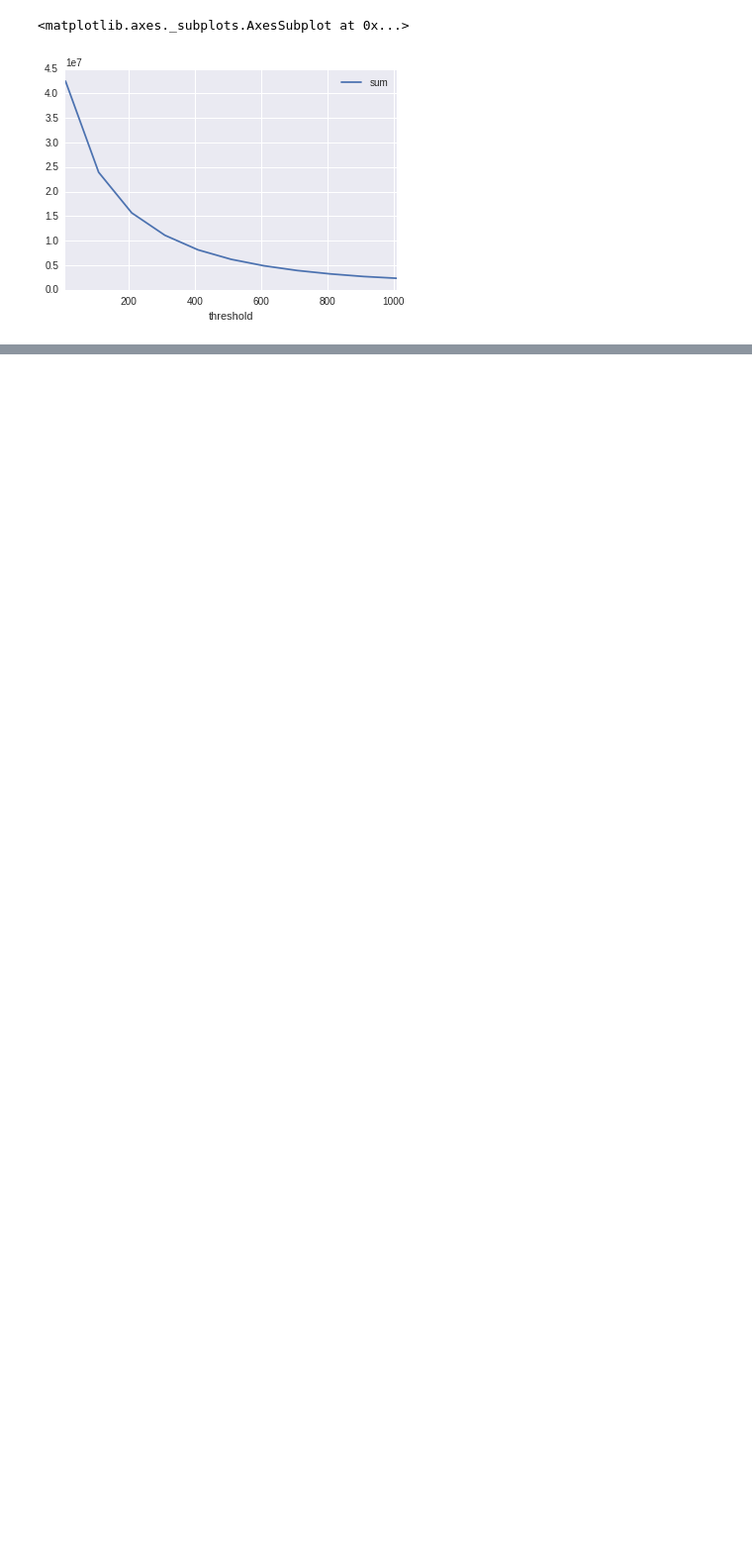
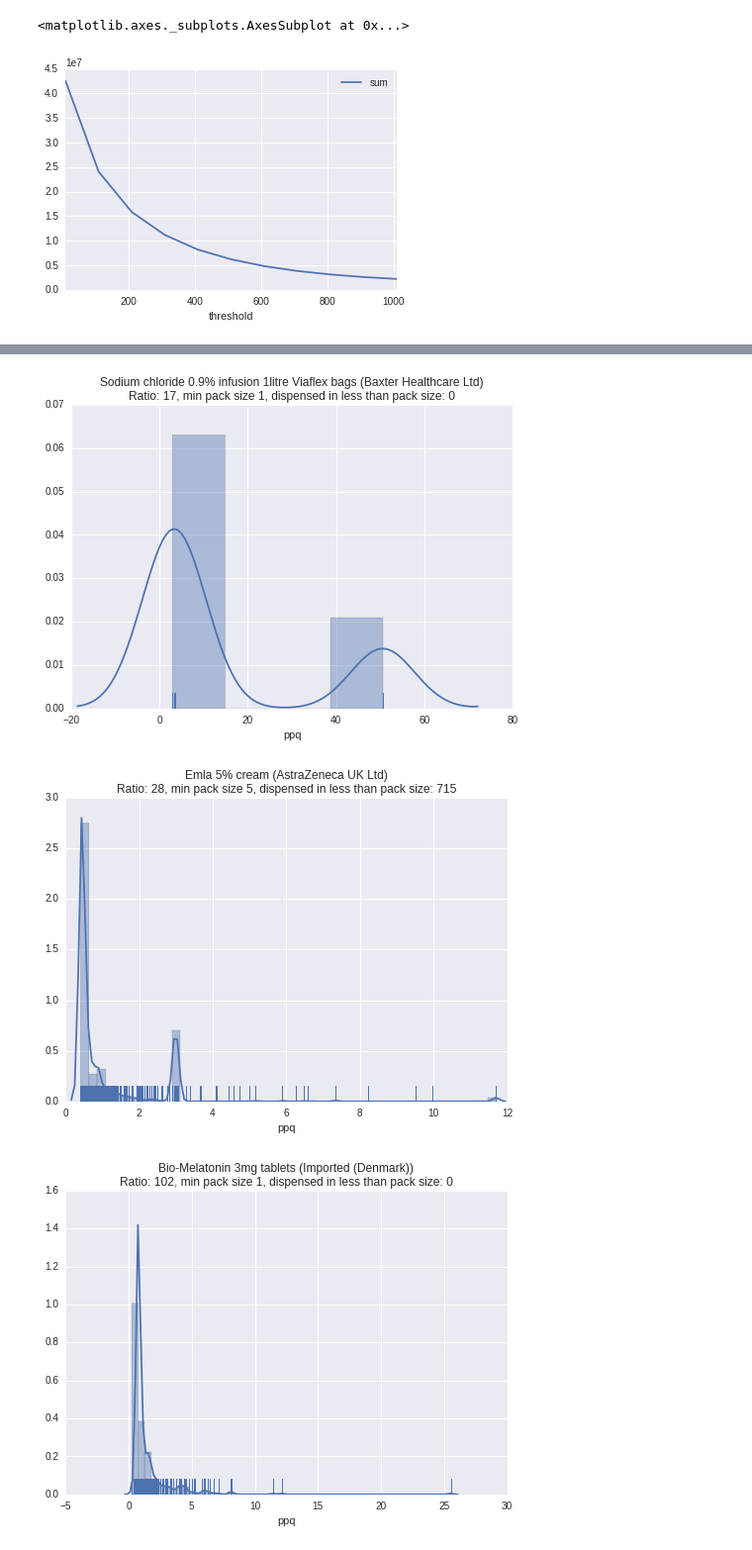
Before and after one commit to ebmdatalab/price-per-dose, a Jupyter notebook: Price per dose.ipynb, the cells around one changed output, grey strips where cells are left out. Shown at 99% size. Saved outputs shown, nothing was run; the diff lists cells and outputs as text; code cells hidden in the pictures; blank space fills up the shorter version.

```diff
--- a/Price per dose.ipynb
+++ b/Price per dose.ipynb
@@ -312,13 +283,0 @@ s
-# %%
-code = "0302000N0AABGBG"
-
-sql = """  SELECT
-        *
-      FROM
-        ebmdatalab.tmp_eu.prescribing_sept
-      WHERE
-        bnf_code = '%s'""" % code
-df = pd.io.gbq.read_gbq(
-        sql, project_id="ebmdatalab", verbose=False, dialect='standard')
-df['ppq'] = df['actual_cost'] / df['quantity']
-df['ppq'].hist()
@@ -327,0 +288,57 @@ df['ppq'].hist()
+# %%
+subjects = """0902021S0BBAJAZ	Sodium chloride 0.9% infusion 1litre Viaflex bags (Baxter Healthcare Ltd)
+1502010J0BEAABY	Emla 5% cream (AstraZeneca UK Ltd)
+0401010ADBCBZBP	Bio-Melatonin 3mg tablets (Imported (Denmark))
+0902021X0BGACAZ	Water for infusion 1litre Viaflo bags (Baxter Healthcare Ltd)
+0902021S0BBAXAY	Sodium chloride 0.9% infusion 500ml Viaflo bags (Baxter Healthcare Ltd)
+0604030Q0BBAFAI	DHEA 25mg tablets (Imported (United States))
+0602010Z0BEABAJ	Erfa Thyroid 60mg (1 grain) tablets (Imported (Canada))
+0407020A0BPAABN	PecFent 100micrograms/dose nasal spray (Kyowa Kirin Ltd)
+1302010N0BDAAAA	Vaseline Pure Petroleum jelly (Unilever UK Home & Personal Care)
+0407020A0BPABBP	PecFent 400micrograms/dose nasal spray (Kyowa Kirin Ltd)
+0604011L0BKACAP	Femoston 1/10mg tablets (Mylan Ltd)
+0602010Z0BDABAA	Nature-Throid 32.5mg (half grain) tablets (Imported (United States))
+0604030Q0BBACAC	DHEA 50mg capsules (Imported (United States))
+0307000C0BDAAAA	Fluimucil N 200mg granules sachets (Imported (Germany))
+1312000C0BCAAAS	Driclor 20% solution (GlaxoSmithKline Consumer Healthcare)
+091102000BBIDBD	Ubicor 5mg/ml oral drops (Imported (Italy))
+0905050A0BBAAAA	Selenase 100micrograms/2ml oral solution 2ml unit dose ampoules (Baxter Healthcare Ltd)
+0103030S0BCAAAA	Sulcrate 1g tablets (Imported (Canada))
+0602010Z0BBAGAC	Armour Thyroid 90mg (1 and a half grains) tablets (Imported (United States))
+0602010Z0BDAAAB	Nature-Throid 65mg (1 grain) tablets (Imported (United States))
+0106020C0BEAAAJ	Fleet Bisacodyl 10mg/30ml enema (Imported (United States))
+0101010P0BBAAAA	Altacite Plus oral suspension (Peckforton Pharmaceuticals Ltd)
+1310011W0BCAAAB	Polyfax ointment (Teva UK Ltd)
+1203020H0BBAAAA	Daktarin 20mg/g oromucosal gel (McNeil Products Ltd)
+0905013P0BBAAAA	Mag-Tab SR caplets (Imported (United States))
+0602010Z0BEAAAI	Erfa Thyroid 125mg (2 grains) tablets (Imported (Canada))
+0101021B0BEAQAP	Gaviscon Advance Mint chewable tablets (Reckitt Benckiser Healthcare (UK) Ltd)
+130201000BBAHAV	Ultrabase cream (Derma UK Ltd)"""
+import sqlite3
+con = sqlite3.connect("dmd.db")
+for subject in subjects.split("\n"):
+    code, title = subject.split("\t", 1)
+    sql = """  SELECT
+        *
+      FROM
+        ebmdatalab.tmp_eu.prescribing_sept
+      WHERE
+        bnf_code = '%s'""" % code
+    df = pd.io.gbq.read_gbq(
+        sql, project_id="ebmdatalab", verbose=False, dialect='standard')
+    df['ppq'] = df['net_cost'] / df['quantity']
+    df = df.sort_values('ppq')
+    cheapest = float(df[['quantity', 'net_cost', 'ppq']].head(1)['ppq'].iloc[0])
+    expensivest = float(df[['quantity', 'net_cost', 'ppq']].tail(1)['ppq'].iloc[0])
+    ratio = int(expensivest / cheapest)
+
+    sql = "select MIN(VMPP.QTYVAL) from dmd_product inner join AMP on dmd_product.DMDID = AMP.APID  inner join VMPP on AMP.VPID = VMPP.VPID where BNF_CODE = '%s'" % code
+    min_pack_size = int(pd.read_sql_query(sql, con).iloc[0])
+    dispensed_in_packs = len(df[df.quantity < min_pack_size])
+    sns.distplot(df['ppq'], rug=True)
+    sns.plt.title("%s\nRatio: %s, min pack size %s, dispensed in less than pack size: %s" % (title, ratio, min_pack_size, dispensed_in_packs))
+    sns.plt.show()
+# %% [output]
+[figure, added]
+[figure, added]
+[figure, added]
```
Also changed, not shown: parts of 28 cells of this notebook, 4 other files.
